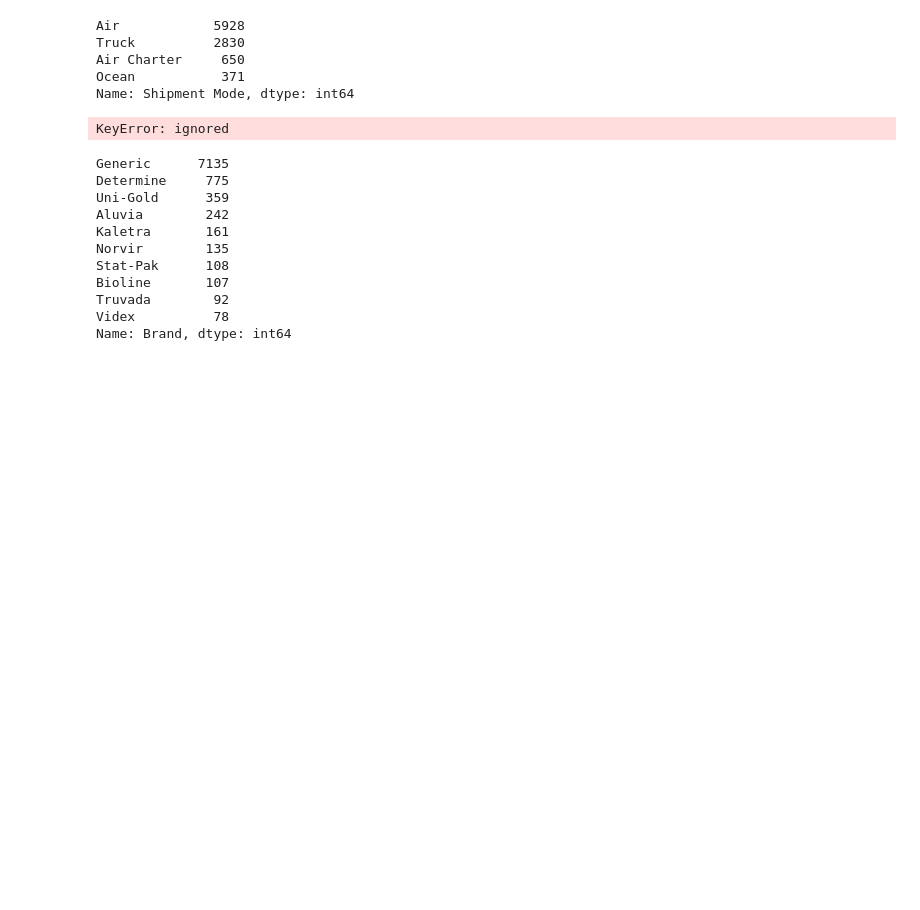
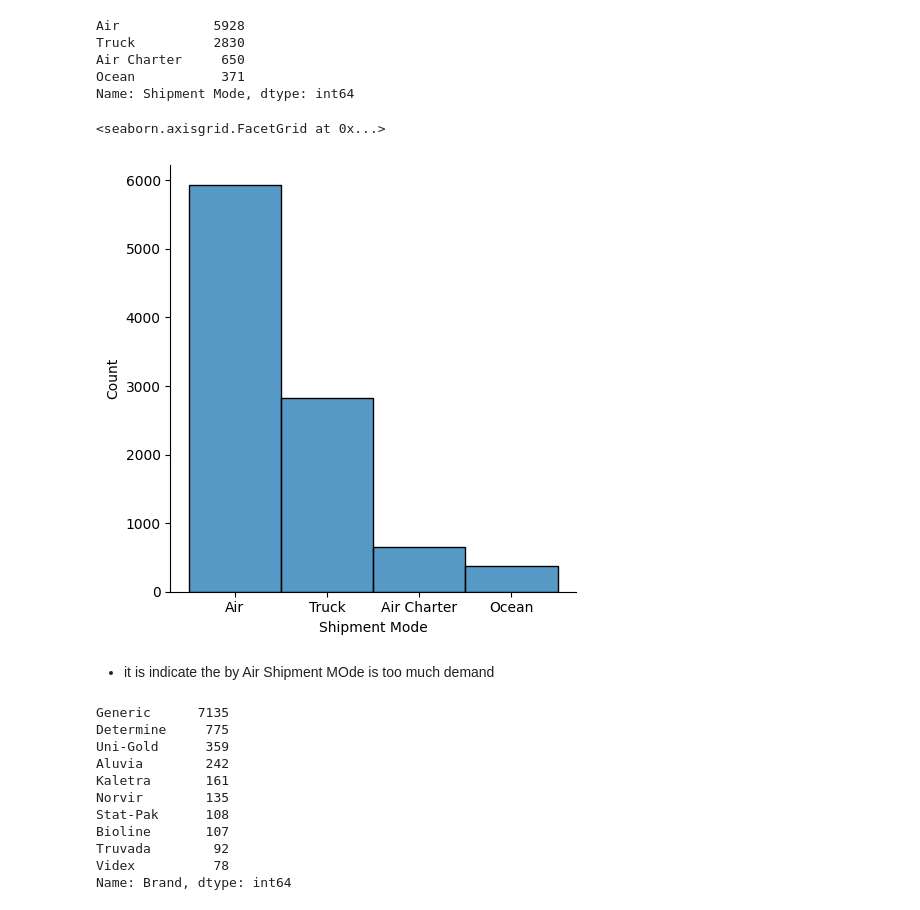
Before and after one commit to alinegorischf/Shipment-Price-Prediction, a Jupyter notebook: Shipment_Price_Prediction.ipynb, the cells around one changed output. Cells and saved outputs as stored; diff of their text form; code cells hidden in the pictures; blank space fills up the shorter version.

```diff
--- a/Shipment_Price_Prediction.ipynb
+++ b/Shipment_Price_Prediction.ipynb
@@ -576,9 +562,12 @@ Air Charter     650
 Ocean           371
 Name: Shipment Mode, dtype: int64
 # %%
-sns.countplot(df['Shipment Mode'])
+sns.displot(df['Shipment Mode'])
 # %% [output]
-KeyError: ignored
+<seaborn.axisgrid.FacetGrid at 0x...>
+[figure, added]
+# %% [markdown]
+* it is indicate  the by Air Shipment MOde is too much demand
 # %%
 #  find out the top 10 brand
 top10 = df['Brand'].value_counts().sort_values(ascending=False).head(10)
```
Also changed, not shown: parts of 18 cells of this notebook.
